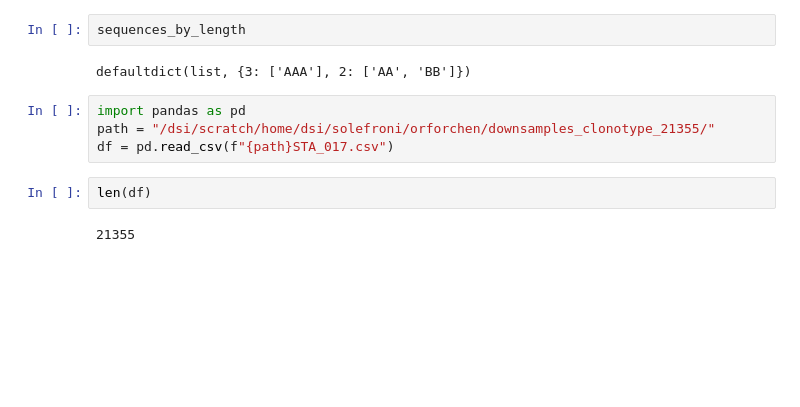
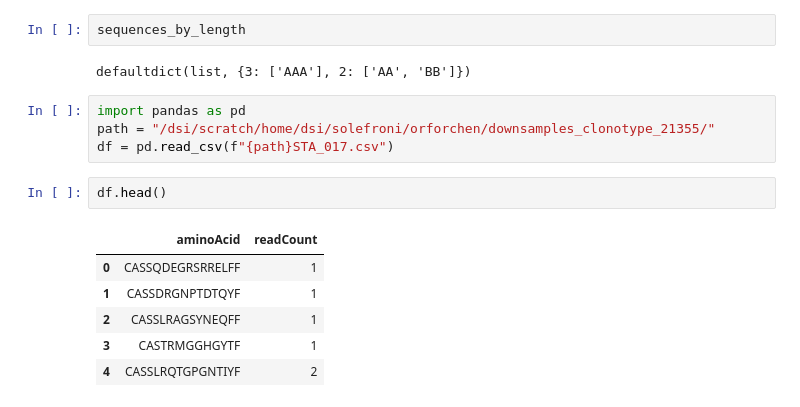
Before and after one commit to chenbis/chephy, a Jupyter notebook: a.ipynb, the cells around one changed output. Cells and saved outputs as stored; diff of their text form; blank space fills up the shorter version.

```diff
--- a/a.ipynb
+++ b/a.ipynb
@@ -624,7 +624,12 @@ defaultdict(list, {3: ['AAA'], 2: ['AA', 'BB']})
 import pandas as pd
 path = "/dsi/scratch/home/dsi/solefroni/orforchen/downsamples_clonotype_21355/"
 df = pd.read_csv(f"{path}STA_017.csv")
-# %%
-len(df)
-# %% [output]
-21355
+# %%
+df.head()
+# %% [output]
+|  | aminoAcid | readCount |
+| 0 | CASSQDEGRSRRELFF | 1 |
+| 1 | CASSDRGNPTDTQYF | 1 |
+| 2 | CASSLRAGSYNEQFF | 1 |
+| 3 | CASTRMGGHGYTF | 1 |
+| 4 | CASSLRQTGPGNTIYF | 2 |
```
Also changed, not shown: 13 other files.
